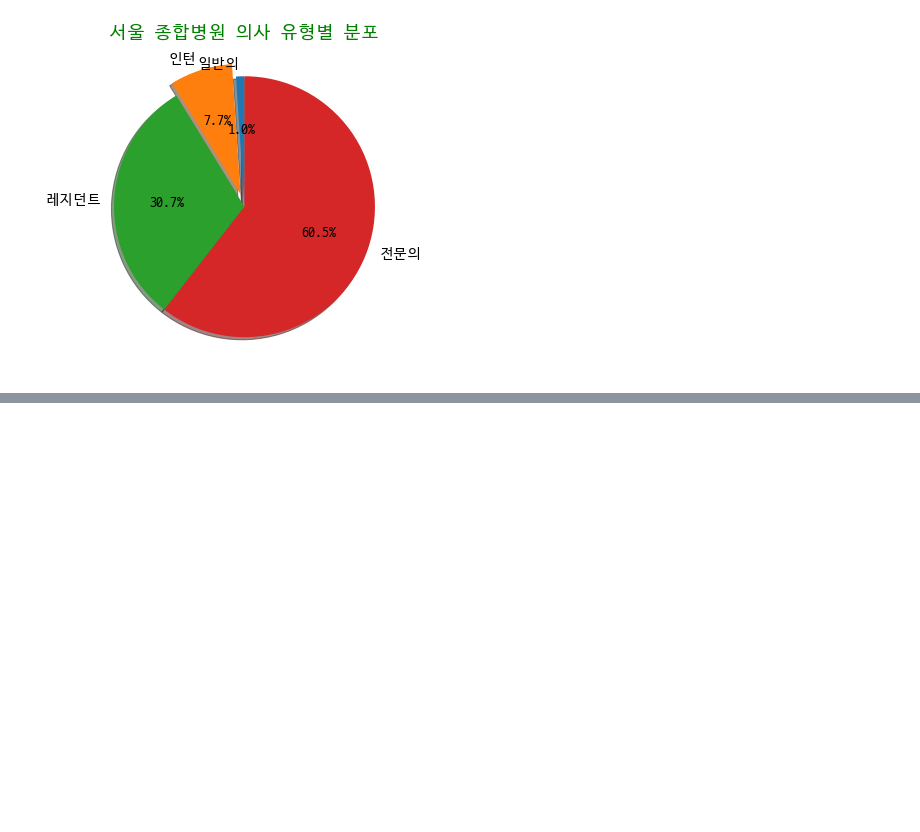
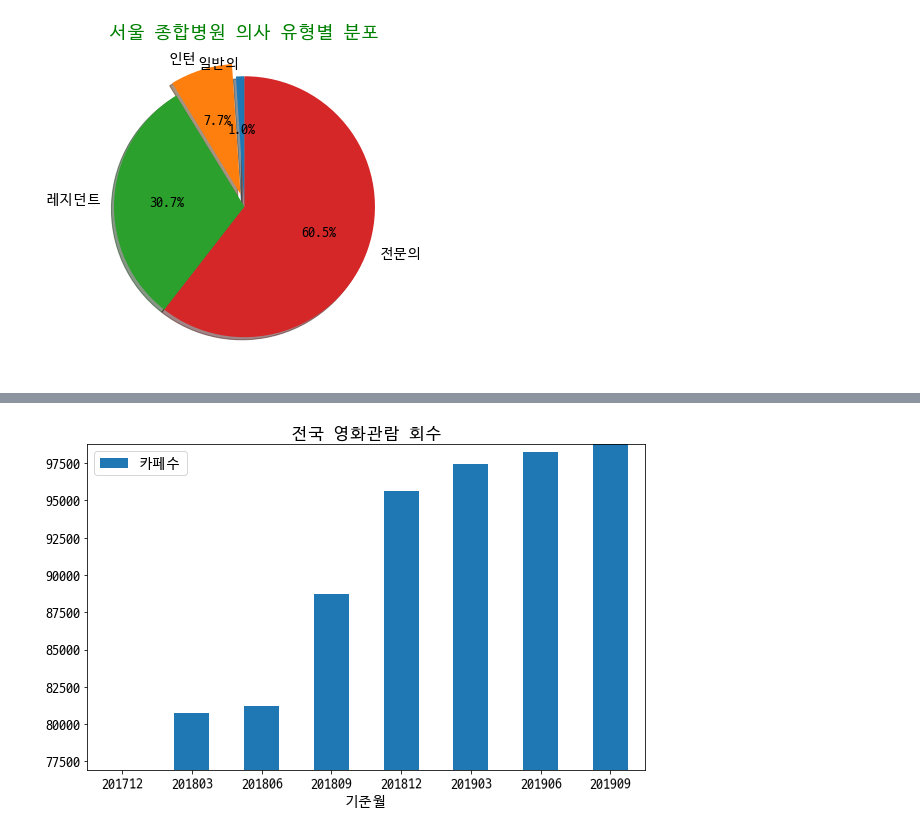
Before and after one commit to chohyunchul/p-basic, a Jupyter notebook: Matplotlib/cheapter 12장 연습문제.ipynb, the cells around one changed output, grey strips where cells are left out. Drawn from its saved outputs; the diff is of its cells as text; code cells hidden in the pictures; blank space fills up the shorter version.

```diff
--- a/Matplotlib/cheapter 12장 연습문제.ipynb
+++ b/Matplotlib/cheapter 12장 연습문제.ipynb
@@ -262,0 +265,4 @@ f.close()
+# %%
+# 12장 연습문제 1번
+df = pd.read_csv('cafe_2year.csv')
+df
@@ -262,0 +287,3 @@ f.close()
+# %%
+df2 = df.iloc[2::3]
+df2
@@ -262,0 +300,3 @@ f.close()
+# %%
+df2=df2.set_index('기준월')
+df2
@@ -262,0 +314,7 @@ f.close()
+# %%
+df2.plot.bar(rot=1)
+plt.title('전국 영화관람 회수')
+plt.ylim(76923, 98779)  # y축 조건값 변경하기
+plt.show()
+# %% [output]
+[figure, added]
```
Also changed, not shown: parts of 12 cells of this notebook, 32 other files.
